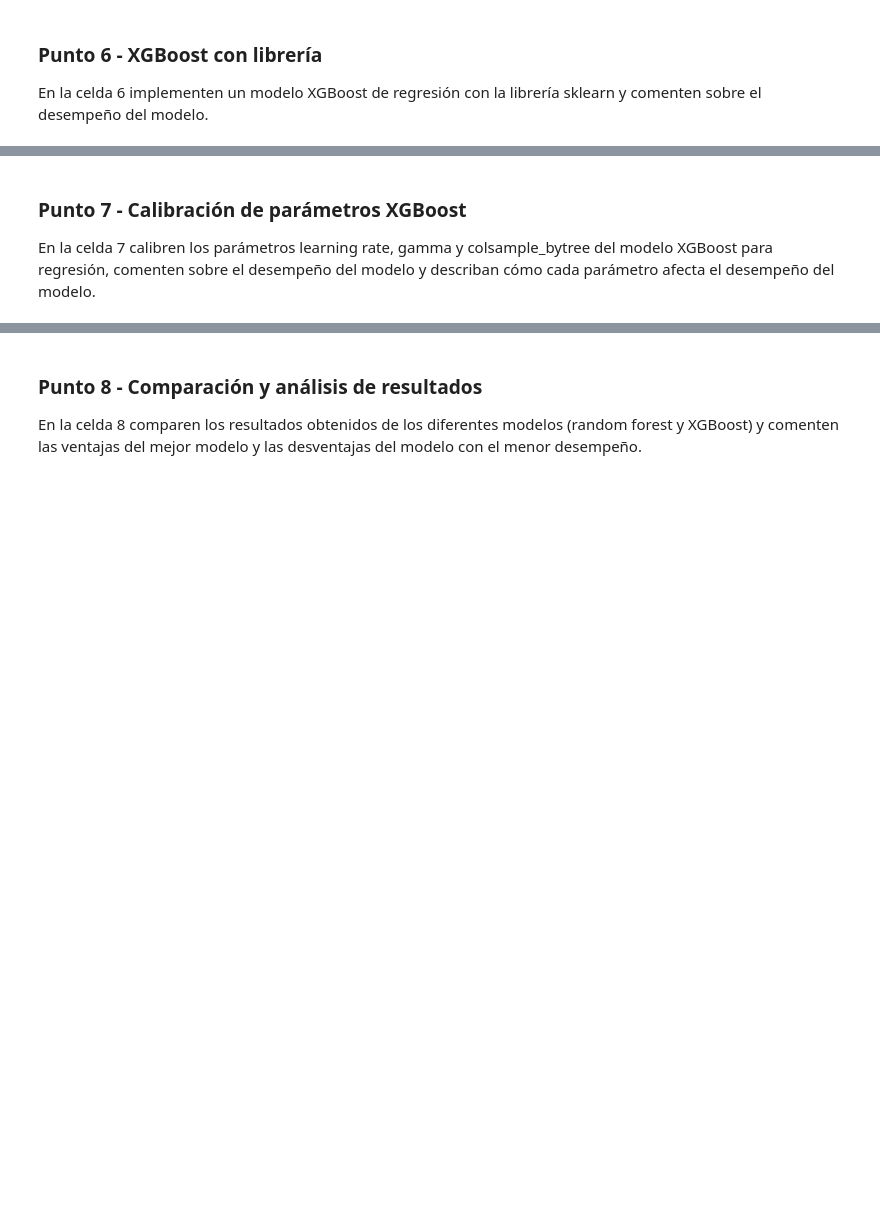
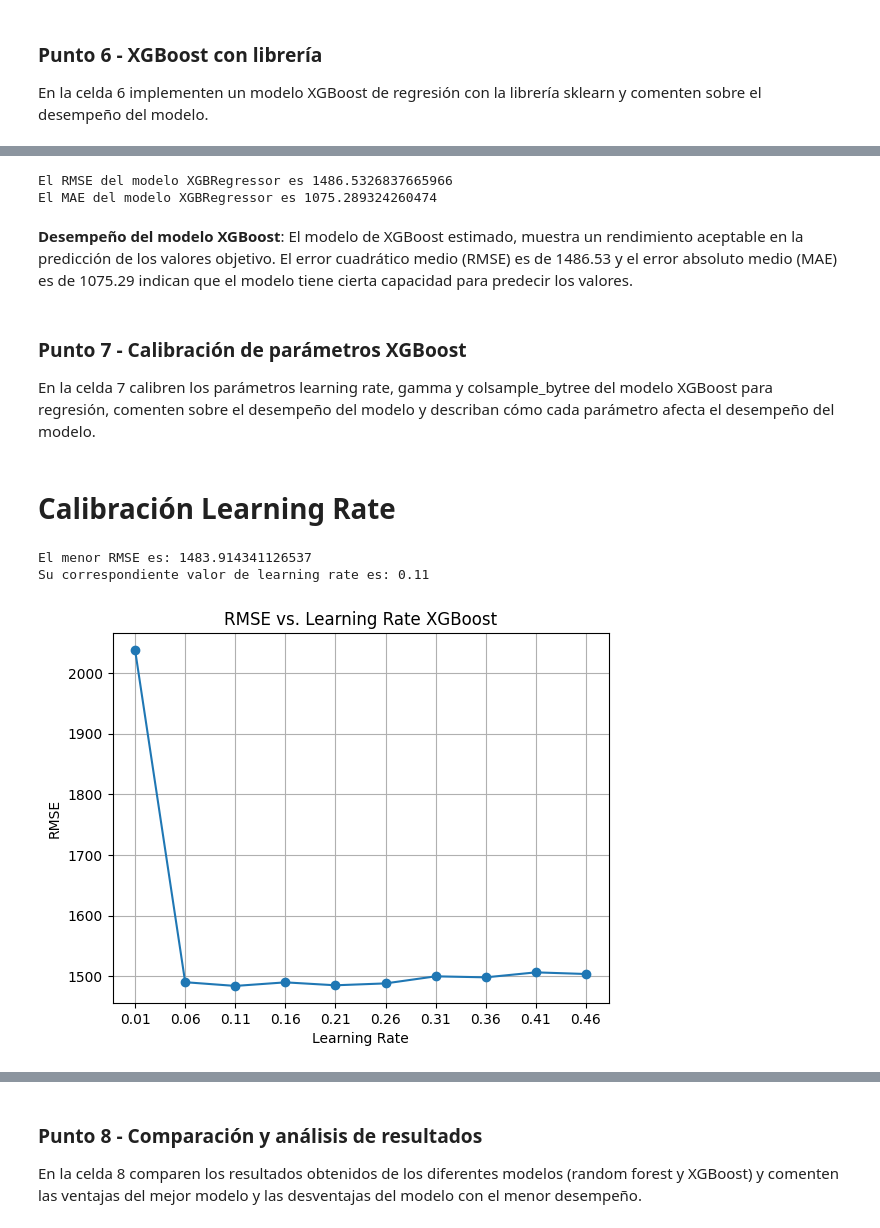
Before and after one commit to daalpugu/Machine-Learning-2024-2, a Jupyter notebook: Semana 2/S2TC1_RandomForests_Boosting.ipynb, the cells around one changed output, grey strips where cells are left out. Drawn from its saved outputs; the diff is of its cells as text; code cells hidden in the pictures; blank space fills up the shorter version.

```diff
--- a/Semana 2/S2TC1_RandomForests_Boosting.ipynb
+++ b/Semana 2/S2TC1_RandomForests_Boosting.ipynb
@@ -260,3 +543,5 @@ En la celda 5, calibren los parámetros max_depth, max_features y n_estimators d
 En la celda 6 implementen un modelo XGBoost de regresión con la librería sklearn y comenten sobre el desempeño del modelo.
 # %%
 # Celda 6
+xgb_regressor = XGBRegressor(random_state = 1, cv = 5)
+xgb_regressor
@@ -263,3 +560,18 @@ En la celda 6 implementen un modelo XGBoost de regresión con la librería sklea
+# %%
+# Entrenamiento Modelo XGBRegressor
+xgb_regressor.fit(X_train, y_train)
+y_pred_xgb = xgb_regressor.predict(X_test)
+
+# Métricas del Modelo
+rmse_xgboost = np.sqrt(metrics.mean_squared_error(y_pred_xgb, y_test.values))
+mae_xgboost = metrics.mean_absolute_error(y_pred_xgb, y_test.values)
+
+print(f'El RMSE del modelo XGBRegressor es {rmse_xgboost} \nEl MAE del modelo XGBRegressor es {mae_xgboost}')
+# %% [output]
+El RMSE del modelo XGBRegressor es 1486.5326837665966
+El MAE del modelo XGBRegressor es 1075.289324260474
+# %% [markdown]
+**Desempeño del modelo XGBoost**: El modelo de XGBoost estimado, muestra un rendimiento aceptable en la predicción de los valores objetivo. El error cuadrático medio (RMSE) es de 1486.53 y el error absoluto medio (MAE) es de 1075.29 indican que el modelo tiene cierta capacidad para predecir los valores.
 # %% [markdown]
 ### Punto 7 - Calibración de parámetros XGBoost
 
@@ -268,0 +579,35 @@ En la celda 7 calibren los parámetros learning rate, gamma y colsample_bytree d
+# %% [markdown]
+# **Calibración Learning Rate**
+# %%
+# Celda 7
+learning_range = np.arange(0.01, 0.5, 0.05)
+
+# Definición de lista para almacenar RMSE
+learning_rmse = []
+
+for rate in learning_range:
+    xgb_reg = XGBRegressor(learning_rate = rate, random_state=1, cv = 5)
+    xgb_reg.fit(X_train, y_train)
+    y_pred_xgbreg = xgb_reg.predict(X_test)
+    rmse_xgb = np.sqrt(mean_squared_error(y_test, y_pred_xgbreg))
+    learning_rmse.append(rmse_xgb)
+
+# Encontrar el menor RMSE y su correspondiente learning_rate
+min_rmse_learning = min(learning_rmse)
+best_learning = learning_range[learning_rmse.index(min_rmse_learning)]
+
+# Imprimir el resultado
+print("El menor RMSE es:", min_rmse_learning)
+print("Su correspondiente valor de learning rate es:", best_learning)
+
+plt.plot(learning_range, learning_rmse, marker='o', linestyle='-')
+plt.xlabel('Learning Rate')
+plt.ylabel('RMSE')
+plt.title('RMSE vs. Learning Rate XGBoost')
+plt.xticks(learning_range)
+plt.grid(True)
+plt.show()
+# %% [output]
+El menor RMSE es: 1483.914341126537
+Su correspondiente valor de learning rate es: 0.11
+[figure, added]
```
Also changed, not shown: parts of 49 cells of this notebook.
